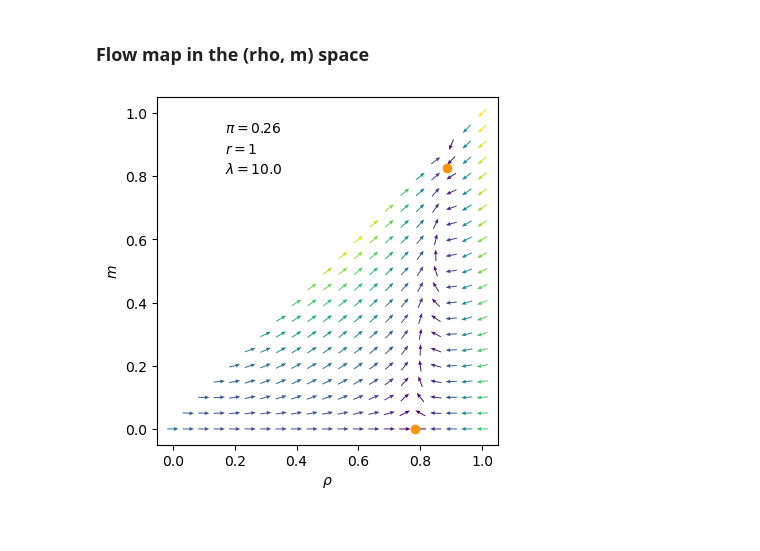
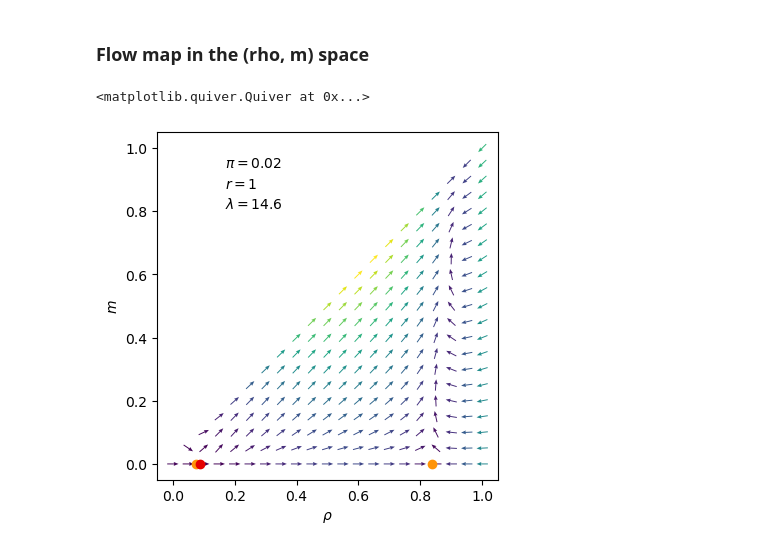
Before and after one commit to dmarchp/TFM_code, a Jupyter notebook: det_sols_f0_as_pi/non_lin_rec_two_sites.ipynb, the cells around one changed output. Cells and saved outputs as stored; diff of their text form; code cells hidden in the pictures.

```diff
--- a/det_sols_f0_as_pi/non_lin_rec_two_sites.ipynb
+++ b/det_sols_f0_as_pi/non_lin_rec_two_sites.ipynb
@@ -289,13 +297,13 @@ print(solsIM)
 # %% [markdown]
 # Theoretical Solutions pi>0
 # %%
-r, l, pi = 1, 6.5, 0.02
+r, l, pi = 1, 10.0, 0.02
 rhop, rhom = (1+np.sqrt(1-4*r/l))/2, (1-np.sqrt(1-4*r/l))/2
 mp, mm = np.sqrt(rhop**2 - 4*pi/l), np.sqrt(rhom**2 - 4*pi/l)
 
 lsa_mat_p = LSA_matrix((rhop, mp), r, l, pi)
 lsa_mat_m = LSA_matrix((rhom, mm), r, l, pi)
-eigvals_p = np.linalg.eig(lsa_mat_p) #[0]
+eigvals_p = np.linalg.eig(lsa_mat_p)[0]
 eigvals_m = np.linalg.eig(lsa_mat_m)[0]
 print('Eigvals rho plus ', eigvals_p)
 print('Eigvals rho minus ', eigvals_m)
@@ -341,0 +353,8 @@ pi_small, pi_large = 0.02, 0.26
+# %%
+pi = 0.26
+lm = (4*pi + 1)**2/(4*pi)
+print(lm)
+l = 4.0016
+rhop = (1+np.sqrt(1-4*r/l))/2
+mp = np.sqrt(rhop**2 - 4*pi/l)
+print(rhop, mp)
@@ -343,7 +365,17 @@ pi_small, pi_large = 0.02, 0.26
 # ls = np.arange(1,8,0.01)
 # ls = np.arange(1,32,0.01) # pi = 0.01
 ls = np.arange(1,17,0.01) # pi = 0.02
+# ls = np.arange(1,10,0.01) # pi = 0.05
+# ls = np.arange(1,8,0.01) # pi = 0.1
 r = 1
+
+# this is a visual thing only; and it's only necessary for pi = 0.26
+lambda_m_pi_small = (4*pi_small + 1)**2/(4*pi_small)
+lambda_m_pi_large = (4*pi_large + 1)**2/(4*pi_large)
+# ls = np.append(ls, [lambda_m_pi_small+1e-4, lambda_m_pi_large+1e-4])
+ls = np.append(ls, [lambda_m_pi_small, lambda_m_pi_large])
+ls = np.sort(ls)
+
 
 rho_m_plus_pi_small = [[], []]
 rho_m_plus_pi_large = [[], []]
@@ -511,8 +638,10 @@ def get_maker_colors(eigvals):
         color, edgecolor = 'xkcd:pink', 'xkcd:pink'
     return color, edgecolor
 # %%
-# pi, r, l = 0.02, 1, 2.5
-pi, r, l = 0.26, 1, 10.0
+pi, r, l = 0.02, 1, 14.6
+# pi, r, l = 0.26, 1, 6.0
+
+# l = (4*pi + 1)**2/(4*pi)+0.0001
 
 fig, ax = plt.subplots(1,1, figsize=(4,4), constrained_layout=True)
 ax.set(xlabel=r'$\rho$', ylabel=r'$m$')
@@ -527,39 +656,40 @@ solsRe, solsIM = poly3_rho_m0_sols(r, l, pi)
 for sol in solsIM:
     if abs(sol.imag) < 1e-8:
         lsa_mat = LSA_matrix((sol.real, 0), r, l, pi)
         eigvals = np.linalg.eig(lsa_mat)[0]
         color, edgecolor = get_maker_colors(eigvals)
         ax.scatter(sol.real, 0, color=color, edgecolor=edgecolor, marker='o')
 
-# m != solutions:
+# m != 0 solutions:
 rhop, rhom = (1+np.sqrt(1-4*r/l))/2, (1-np.sqrt(1-4*r/l))/2
 mp, mm = np.sqrt(rhop**2 - 4*pi/l), np.sqrt(rhom**2 - 4*pi/l)
 
-for sol in [(rhop, mp), (rhom, mm)]:
-    if not np.isnan(sol[0]) and not np.isnan(sol[1]):
-        lsa_mat = LSA_matrix((sol[0], sol[1]), r, l, pi)
-        eigvals = np.linalg.eig(lsa_mat)[0]
-        color, edgecolor = get_maker_colors(eigvals)
-        ax.scatter(sol[0], sol[1], color=color, edgecolor=edgecolor, marker='o')
+# for sol in [(rhop, mp), (rhom, mm)]:
+#     if not np.isnan(sol[0]) and not np.isnan(sol[1]):
+#         lsa_mat = LSA_matrix((sol[0], sol[1]), r, l, pi)
+#         eigvals = np.linalg.eig(lsa_mat)[0]
+#         color, edgecolor = get_maker_colors(eigvals)
+#         ax.scatter(sol[0], sol[1], color=color, edgecolor=edgecolor, marker='o')
 
 # arrows mesh:
 h = 0.05
 rho_grid, m_grid= np.meshgrid(np.arange(0, 1+h, h), np.arange(0, 1+h, h))
 drho_grid, dm_grid = np.zeros_like(rho_grid), np.zeros_like(m_grid)
 
 for i,rho in enumerate(rho_grid[0]): # rho_grid[0] is a row (so i labels the columns)
     for j,m in enumerate(m_grid[:,0]): # m_grid[:,0] is a column (so j labels the rows)
         if m <= rho:
             drho, dm = ode_rho_m(0, (rho, m), r, l, pi)
             drho_grid[j,i] = drho
             dm_grid[j,i] = dm
 
 norm = np.sqrt(drho_grid**2 + dm_grid**2)
 drho_grid = drho_grid/norm
 dm_grid = dm_grid/norm
 
 ax.quiver(rho_grid, m_grid, drho_grid, dm_grid, norm, scale=30, pivot='mid', headwidth=4, zorder=-1)
 
-fig.savefig(f'flow_map_rho_m_r_{r}_l_{l}_pi_{pi}.png')
+# fig.savefig(f'flow_map_rho_m_r_{r}_l_{l}_pi_{pi}.png')
 # %% [output]
+<matplotlib.quiver.Quiver at 0x...>
-[figure, old version]
+[figure, new version]
```
Also changed, not shown: parts of 12 cells of this notebook, 12 other files.
